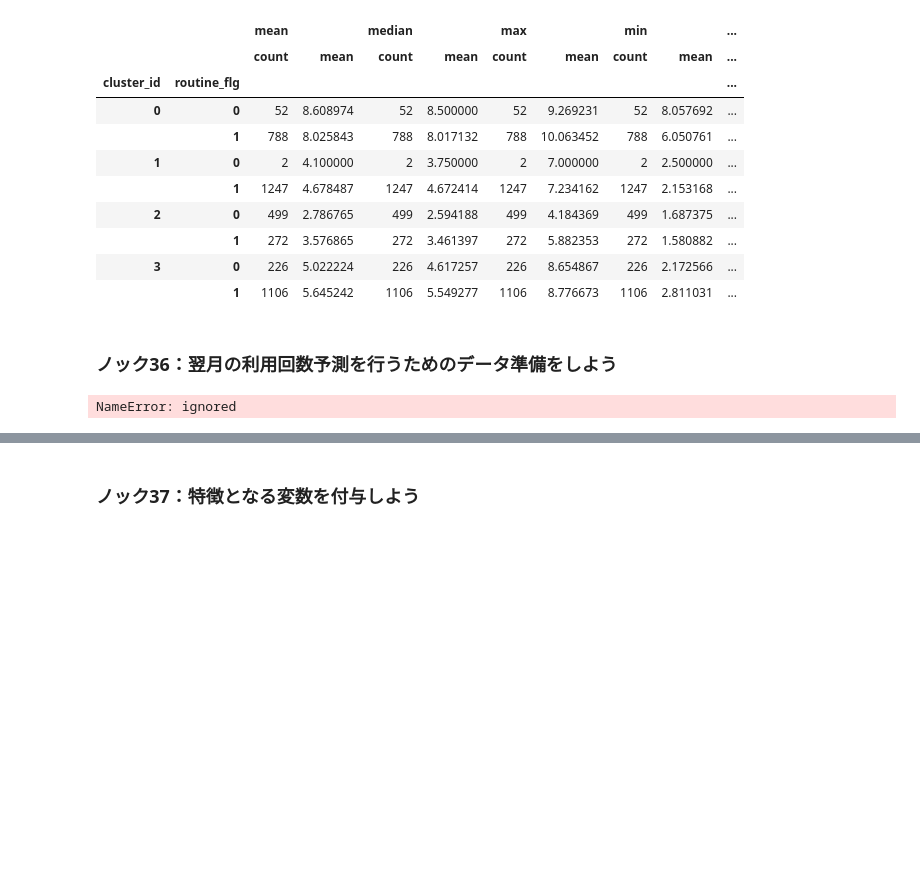
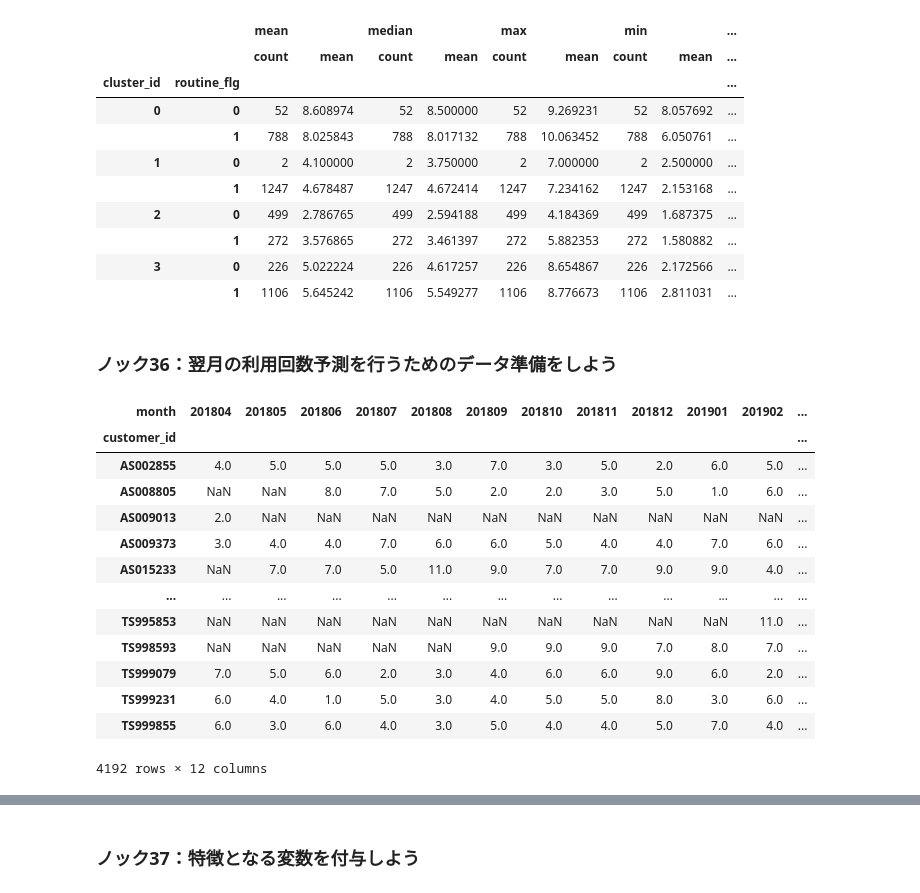
Before and after one commit to haraharaman/learning, a Jupyter notebook: python100knocks/4章_顧客の行動を予測する10本ノック.ipynb, the cells around one changed output, grey strips where cells are left out. Cells and saved outputs as stored; diff of their text form; code cells hidden in the pictures; blank space fills up the shorter version.

```diff
--- a/python100knocks/4章_顧客の行動を予測する10本ノック.ipynb
+++ b/python100knocks/4章_顧客の行動を予測する10本ノック.ipynb
@@ -202,8 +185,23 @@ customer.groupby(["cluster_id","routine_flg"],as_index=False).agg(["count","mean
 # %% [markdown]
 ### ノック36：翌月の利用回数予測を行うためのデータ準備をしよう
 # %%
+#過去6か月ごとの利用回数を集計
 log["usedate"] = pd.to_datetime(log["usedate"])
 log["month"] = log["usedate"].dt.strftime("%Y%m")
-log
+log_pivot = log.pivot_table(index="customer_id",columns="month",values="usedate",aggfunc="count")
+log_pivot
 # %% [output]
+| month | 201804 | 201805 | 201806 | 201807 | 201808 | 201809 | 201810 | 201811 | 201812 | 201901 | 201902 | ... |
+| customer_id |  |  |  |  |  |  |  |  |  |  |  | ... |
+| AS002855 | 4.0 | 5.0 | 5.0 | 5.0 | 3.0 | 7.0 | 3.0 | 5.0 | 2.0 | 6.0 | 5.0 | ... |
+| AS008805 | NaN | NaN | 8.0 | 7.0 | 5.0 | 2.0 | 2.0 | 3.0 | 5.0 | 1.0 | 6.0 | ... |
+| AS009013 | 2.0 | NaN | NaN | NaN | NaN | NaN | NaN | NaN | NaN | NaN | NaN | ... |
+| AS009373 | 3.0 | 4.0 | 4.0 | 7.0 | 6.0 | 6.0 | 5.0 | 4.0 | 4.0 | 7.0 | 6.0 | ... |
+| AS015233 | NaN | 7.0 | 7.0 | 5.0 | 11.0 | 9.0 | 7.0 | 7.0 | 9.0 | 9.0 | 4.0 | ... |
+| ... | ... | ... | ... | ... | ... | ... | ... | ... | ... | ... | ... | ... |
+| TS995853 | NaN | NaN | NaN | NaN | NaN | NaN | NaN | NaN | NaN | NaN | 11.0 | ... |
+| TS998593 | NaN | NaN | NaN | NaN | NaN | 9.0 | 9.0 | 9.0 | 7.0 | 8.0 | 7.0 | ... |
+| TS999079 | 7.0 | 5.0 | 6.0 | 2.0 | 3.0 | 4.0 | 6.0 | 6.0 | 9.0 | 6.0 | 2.0 | ... |
+| TS999231 | 6.0 | 4.0 | 1.0 | 5.0 | 3.0 | 4.0 | 5.0 | 5.0 | 8.0 | 3.0 | 6.0 | ... |
+| TS999855 | 6.0 | 3.0 | 6.0 | 4.0 | 3.0 | 5.0 | 4.0 | 4.0 | 5.0 | 7.0 | 4.0 | ... |
-NameError: ignored
+4192 rows × 12 columns
```
Also changed, not shown: parts of 11 cells of this notebook.
